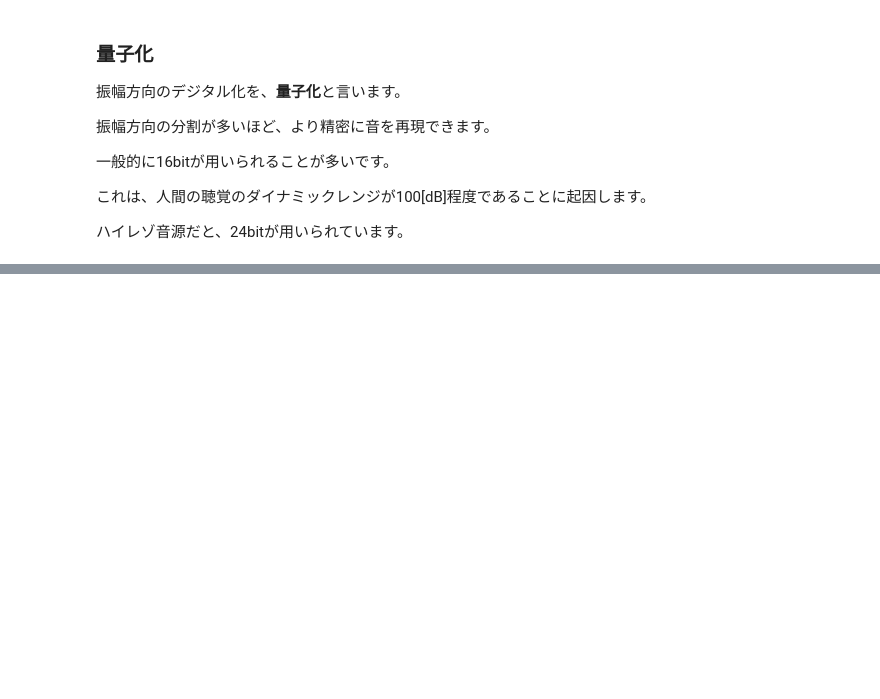
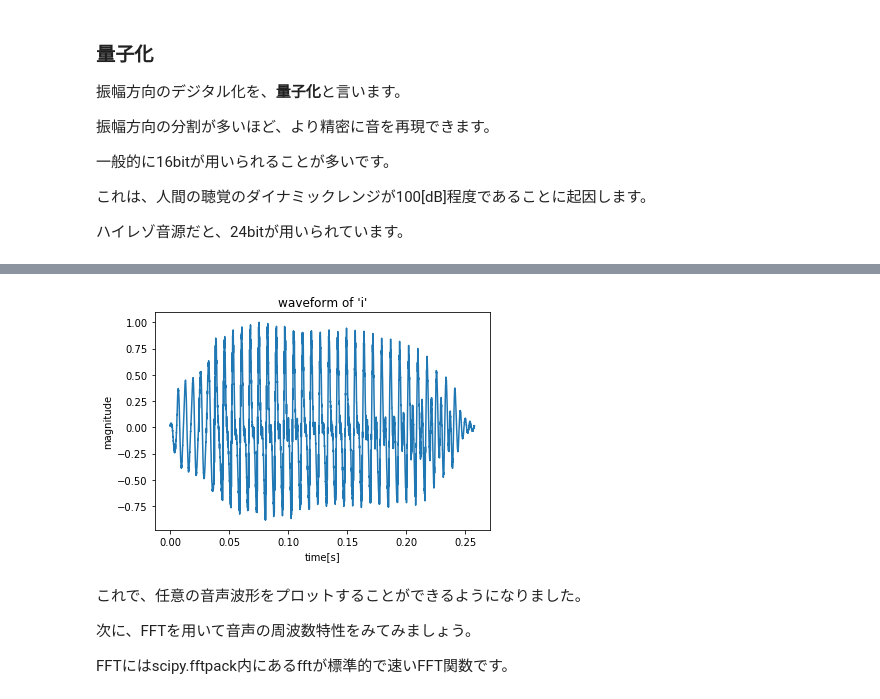
Before and after one commit to kabewall/pythonAudio, a Jupyter notebook: AudioSignalDemo.ipynb, the cells around one changed output, grey strips where cells are left out. Saved outputs shown, nothing was run; the diff lists cells and outputs as text; code cells hidden in the pictures; blank space fills up the shorter version.

```diff
--- a/AudioSignalDemo.ipynb
+++ b/AudioSignalDemo.ipynb
@@ -65,0 +176,7 @@ CD音源だとfs = 44100[Hz]、プロ用の音源だとfs=48000[Hz]が一般的
+# %%
+filename = "audioSIgnalDemo/i_1.wav"
+
+wr = wave.open(filename) # wavファイルを開く。
+params = wr.getparams() # パラメータを取得
+wr.close() # wavファイルを閉じる
+print(params)
@@ -65,0 +199,6 @@ CD音源だとfs = 44100[Hz]、プロ用の音源だとfs=48000[Hz]が一般的
+# %%
+fs, data = read(filename)
+audioData = data / np.max(data)
+print("framerate: %d[Hz], nframes = %d"%(fs, audioData.shape[0]))
+
+IPython.display.display(IPython.display.Audio(data=audioData, rate=fs))
@@ -65,0 +216,15 @@ CD音源だとfs = 44100[Hz]、プロ用の音源だとfs=48000[Hz]が一般的
+# %%
+t = np.linspace(0, audioData.shape[0]/fs, audioData.shape[0])
+plt.plot(t, audioData)
+plt.xlabel("time[s]")
+plt.ylabel("magnitude")
+plt.title("waveform of \'i\'")
+plt.show()
+# %% [output]
+[figure, added]
+# %% [markdown]
+これで、任意の音声波形をプロットすることができるようになりました。
+
+次に、FFTを用いて音声の周波数特性をみてみましょう。
+
+FFTにはscipy.fftpack内にあるfftが標準的で速いFFT関数です。
```
Also changed, not shown: parts of 42 cells of this notebook.
